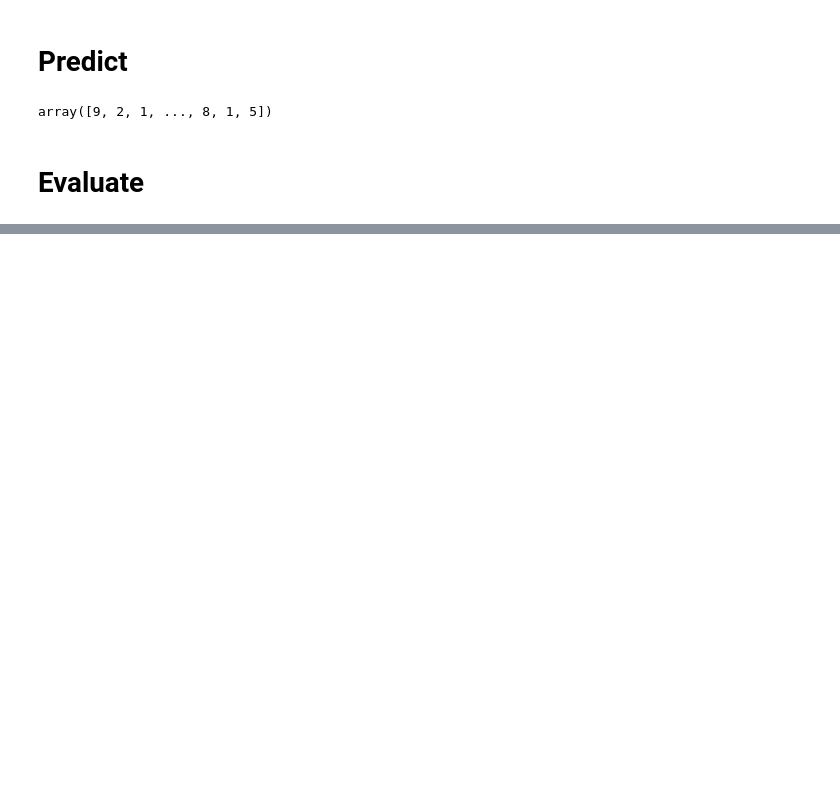
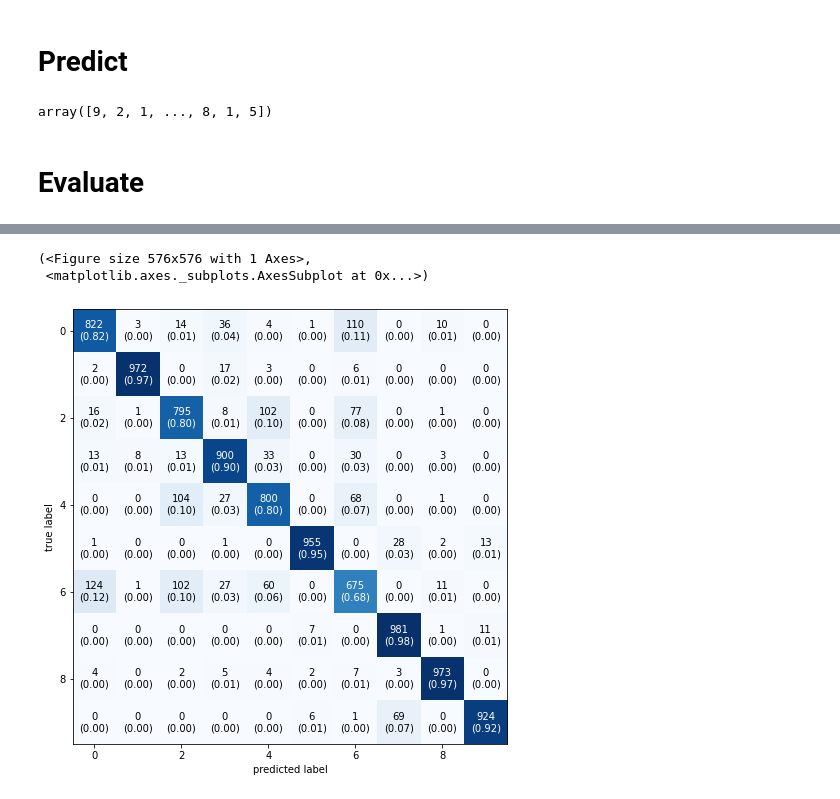
Before and after one commit to ManojKumarTiwari/Tensorflow2AndKeras, a Jupyter notebook: 1_Classification_MLP.ipynb, the cells around one changed output, grey strips where cells are left out. Drawn from its saved outputs; the diff is of its cells as text; code cells hidden in the pictures; blank space fills up the shorter version.

```diff
--- a/1_Classification_MLP.ipynb
+++ b/1_Classification_MLP.ipynb
@@ -284,0 +317,8 @@ test_loss, test_acc = model.evaluate(X_test, y_test)
+# %%
+conf_mat = confusion_matrix(y_test, y_pred)
+# %%
+plot_confusion_matrix(conf_mat, figsize=(8,8), show_normed=True)
+# %% [output]
+(<Figure size 576x576 with 1 Axes>,
+ <matplotlib.axes._subplots.AxesSubplot at 0x...>)
+[figure, added]
```
Also changed, not shown: parts of 18 cells of this notebook.
